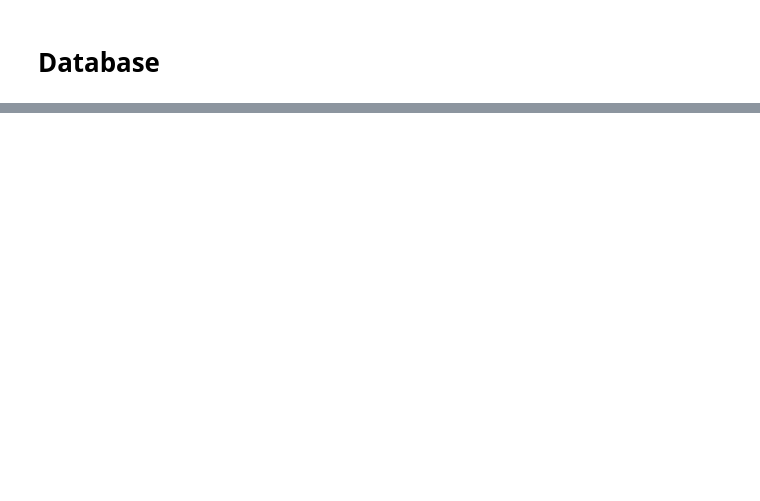
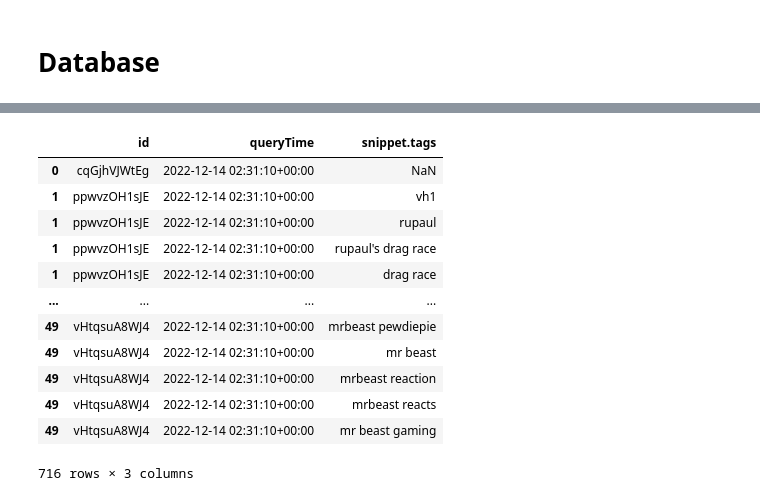
Before and after one commit to Squeemos/MRB_II, a Jupyter notebook: mysql/prototype.ipynb, the cells around one changed output, grey strips where cells are left out. Cells and saved outputs as stored; diff of their text form; code cells hidden in the pictures; blank space fills up the shorter version.

Commit message:
Created MySQL prototypes
Created prototypes for video, tags, and thumbnails.

```diff
--- a/mysql/prototype.ipynb
+++ b/mysql/prototype.ipynb
@@ -45,0 +61,16 @@ client built
+# %%
+def get_trending(youtube):
+    """Gets top trending videos in the US."""
+    print("getting trending videos...")
+
+    # Get data
+    request = youtube.videos().list(
+        part=_get_all_parts(),
+        chart="mostPopular",
+        maxResults=50,
+        regionCode="US"
+    )
+    response = request.execute()
+    print("got trending videos")
+
+    return response
@@ -45,0 +95,4 @@ client built
+# %%
+youtube = build_client()
+trending = get_trending(youtube)
+cat = get_categories(youtube, 1)
@@ -46,3 +128,19 @@ client built
+# %%
+current_time = datetime.now(timezone("UTC")).strftime("%Y-%m-%dT%H:%M:%SZ")
+# %%
+# Read into dataframe
+df = pd.json_normalize(trending["items"], max_level=1)
+
+# Save timestamp
+df["queryTime"] = current_time
+
+# Convert columns to datetime
+dt_names = (
+    "queryTime",
+    "snippet.publishedAt",
+)
+for dt_feat in dt_names:
+    df[dt_feat] = pd.to_datetime(df[dt_feat], utc=True)
 # %% [markdown]
 # Database
 # %%
@@ -52,0 +277,22 @@ db = _mysql.connect("localhost", "eric", key, "test")
+# %%
+df_tags = df.loc[:, ["id", "queryTime", "snippet.tags"]]
+
+df_tags = df_tags.explode("snippet.tags")
+
+#df_tags = df_tags.dropna(subset="snippet.tags")
+
+df_tags
+# %% [output]
+|  | id | queryTime | snippet.tags |
+| 0 | cqGjhVJWtEg | 2022-12-14 02:31:10+00:00 | NaN |
+| 1 | ppwvzOH1sJE | 2022-12-14 02:31:10+00:00 | vh1 |
+| 1 | ppwvzOH1sJE | 2022-12-14 02:31:10+00:00 | rupaul |
+| 1 | ppwvzOH1sJE | 2022-12-14 02:31:10+00:00 | rupaul's drag race |
+| 1 | ppwvzOH1sJE | 2022-12-14 02:31:10+00:00 | drag race |
+| ... | ... | ... | ... |
+| 49 | vHtqsuA8WJ4 | 2022-12-14 02:31:10+00:00 | mrbeast pewdiepie |
+| 49 | vHtqsuA8WJ4 | 2022-12-14 02:31:10+00:00 | mr beast |
+| 49 | vHtqsuA8WJ4 | 2022-12-14 02:31:10+00:00 | mrbeast reaction |
+| 49 | vHtqsuA8WJ4 | 2022-12-14 02:31:10+00:00 | mrbeast reacts |
+| 49 | vHtqsuA8WJ4 | 2022-12-14 02:31:10+00:00 | mr beast gaming |
+716 rows × 3 columns
```
Also changed, not shown: parts of 27 cells of this notebook.
